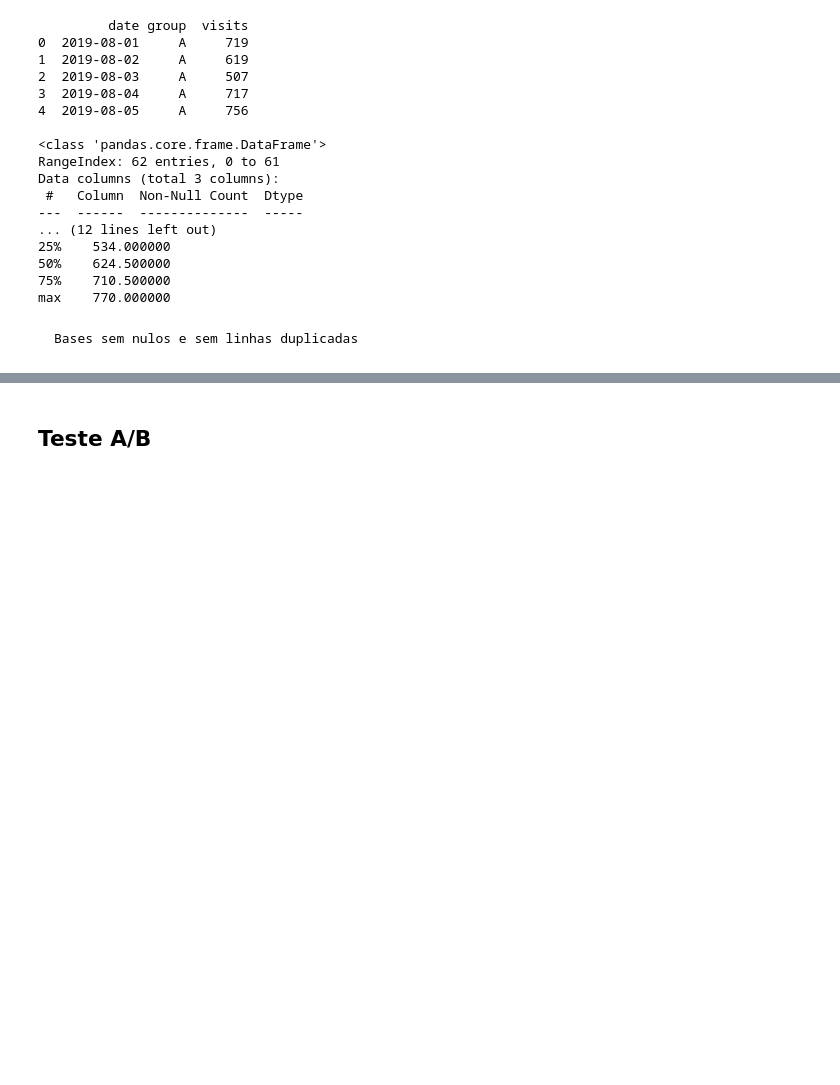
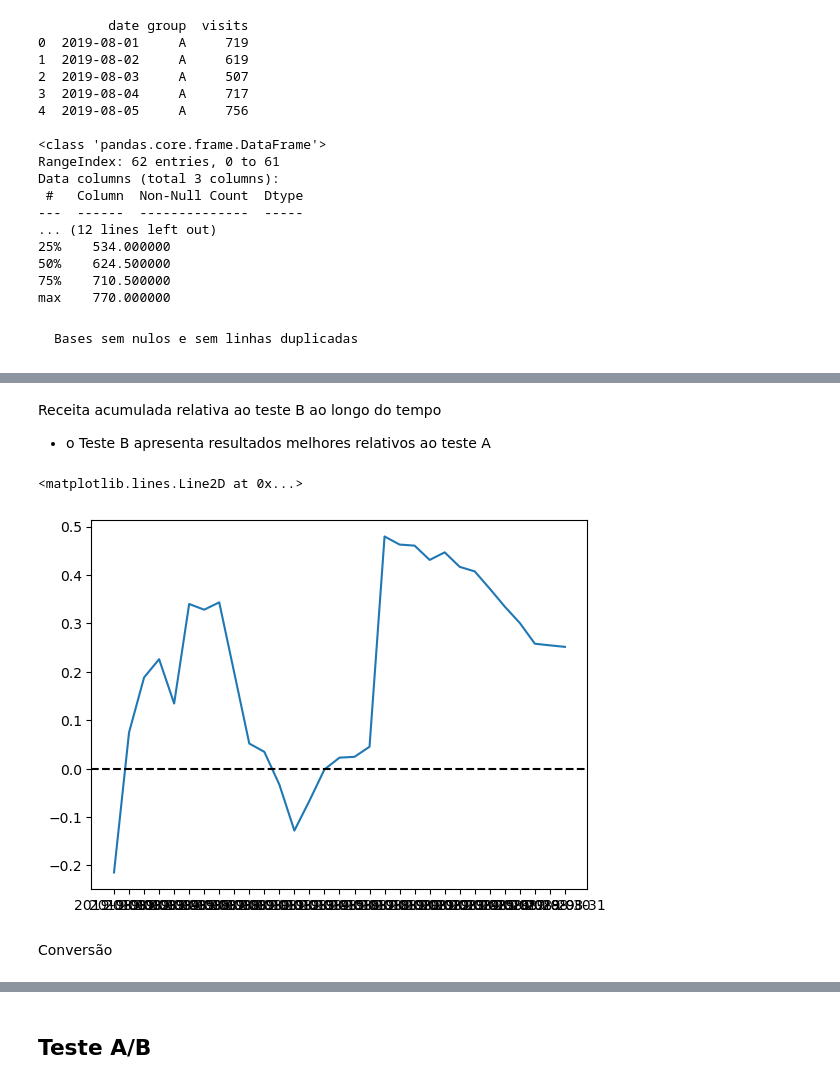
Before and after one commit to carlos-ecn/sprint_9_teste-AB.rev.1, a Jupyter notebook: sprint9.teste.AB.ipynb, the cells around one changed output, grey strips where cells are left out. Cells and saved outputs as stored; diff of their text form; code cells hidden in the pictures; blank space fills up the shorter version.

```diff
--- a/sprint9.teste.AB.ipynb
+++ b/sprint9.teste.AB.ipynb
@@ -186,0 +239,16 @@ max    770.000000
+# %%
+merge_graf_acumul = graf_acumul_A.merge(graf_acumul_B, left_on='date', right_on='date', how='left', suffixes=['A','B'])
+# %%
+media_acuml = (merge_graf_acumul['revenueB']/merge_graf_acumul['transactionIdB'])/(merge_graf_acumul['revenueA']/merge_graf_acumul['transactionIdA'])-1
+# %% [markdown]
+Receita acumulada relativa ao teste B ao longo do tempo
+
+ - o Teste B apresenta resultados melhores relativos ao teste A
+# %%
+plt.plot(merge_graf_acumul['date'], media_acuml)
+plt.axhline(y=0, linestyle='--', color='black')
+# %% [output]
+<matplotlib.lines.Line2D at 0x...>
+[figure, added]
+# %% [markdown]
+Conversão
```
Also changed, not shown: parts of 18 cells of this notebook.
